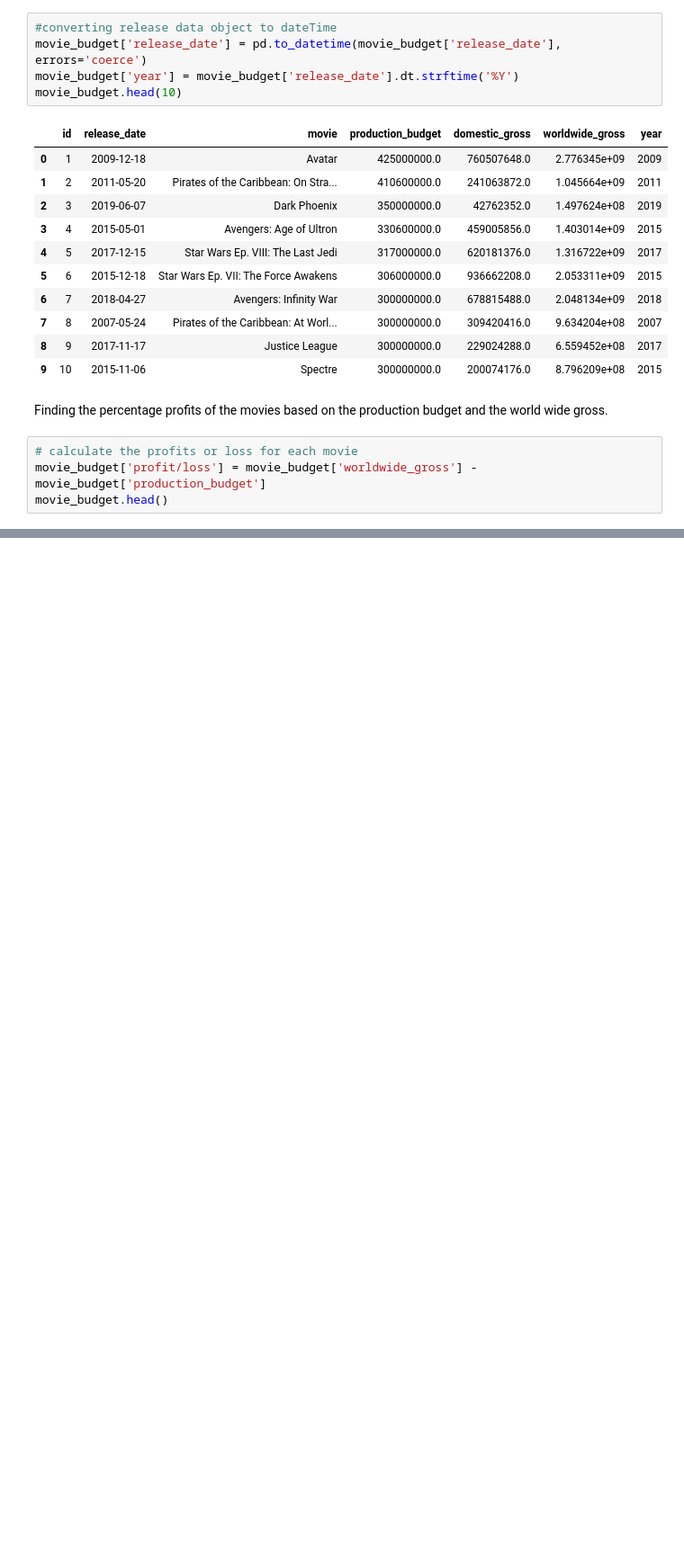
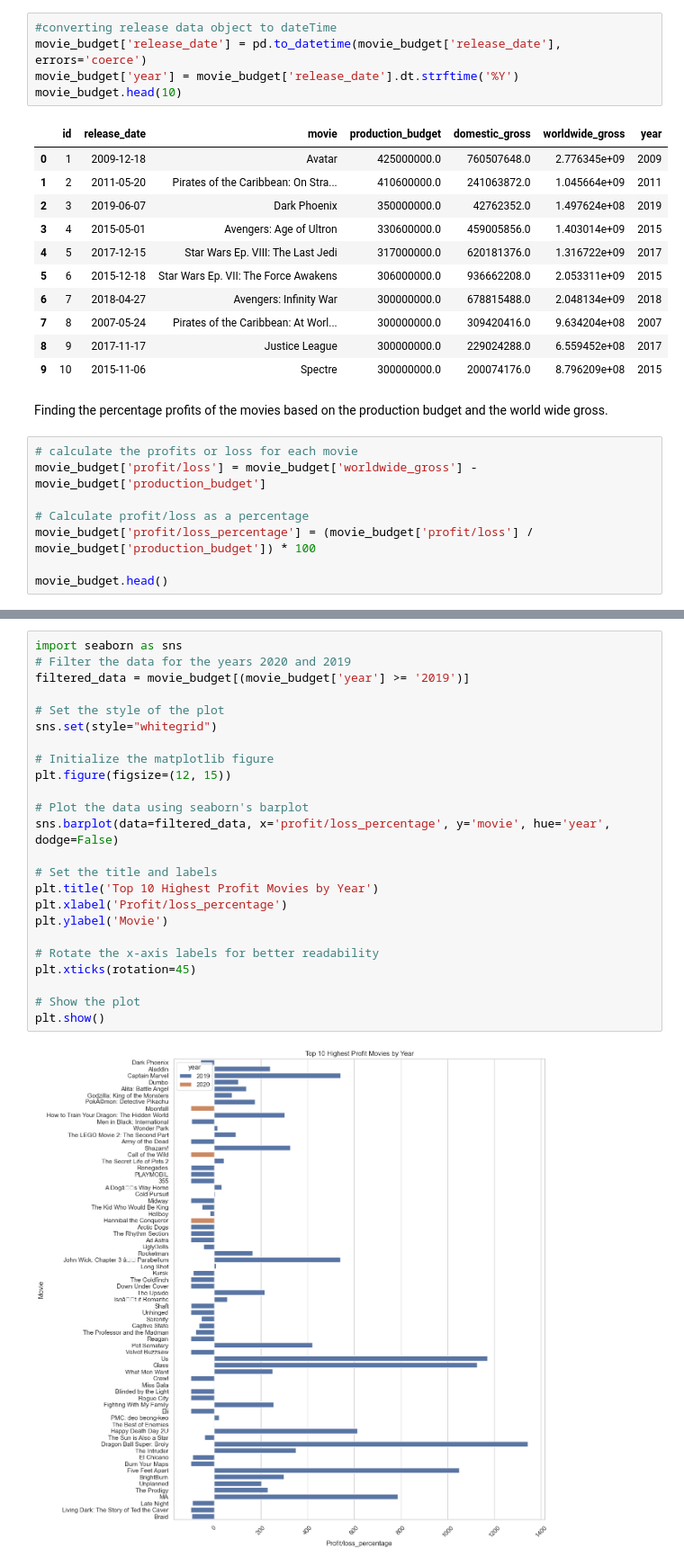
Before and after one commit to SirIan71/Movie-Data-Analysis, a Jupyter notebook: student.ipynb, the cells around one changed output, grey strips where cells are left out. Shown at 90% size. Drawn from its saved outputs; the diff is of its cells as text; blank space fills up the shorter version.

Commit message:
data analysis on profits

```diff
--- a/student.ipynb
+++ b/student.ipynb
@@ -113,6 +113,10 @@ Finding the percentage profits of the movies based on the production budget and
 # %%
 # calculate the profits or loss for each movie
 movie_budget['profit/loss'] = movie_budget['worldwide_gross'] - movie_budget['production_budget']
+
+# Calculate profit/loss as a percentage
+movie_budget['profit/loss_percentage'] = (movie_budget['profit/loss'] / movie_budget['production_budget']) * 100
+
 movie_budget.head()
 # %% [output]
 |  | id | release_date | movie | production_budget | domestic_gross | worldwide_gross | year | ... |
@@ -123,0 +175,26 @@ movie_budget.head()
+# %%
+import seaborn as sns
+# Filter the data for the years 2020 and 2019
+filtered_data = movie_budget[(movie_budget['year'] >= '2019')]
+
+# Set the style of the plot
+sns.set(style="whitegrid")
+
+# Initialize the matplotlib figure
+plt.figure(figsize=(12, 15))
+
+# Plot the data using seaborn's barplot
+sns.barplot(data=filtered_data, x='profit/loss_percentage', y='movie', hue='year', dodge=False)
+
+# Set the title and labels
+plt.title('Top 10 Highest Profit Movies by Year')
+plt.xlabel('Profit/loss_percentage')
+plt.ylabel('Movie')
+
+# Rotate the x-axis labels for better readability
+plt.xticks(rotation=45)
+
+# Show the plot
+plt.show()
+# %% [output]
+[figure, added]
```
Also changed, not shown: parts of 4 cells of this notebook.
